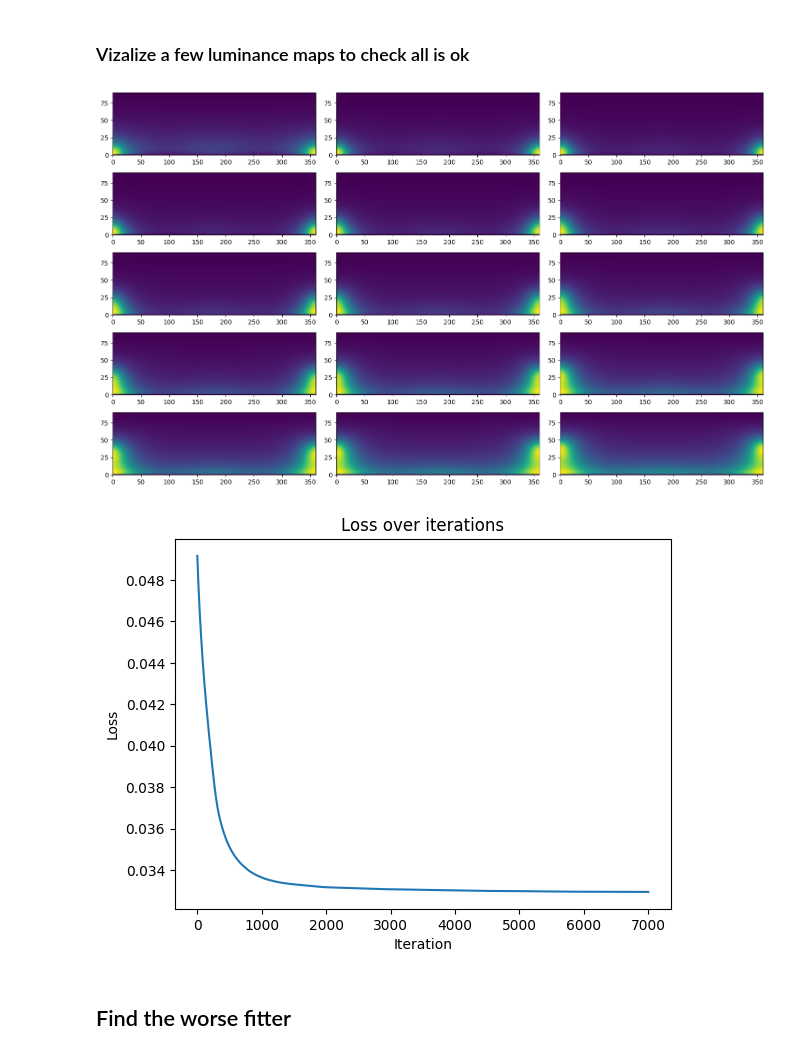
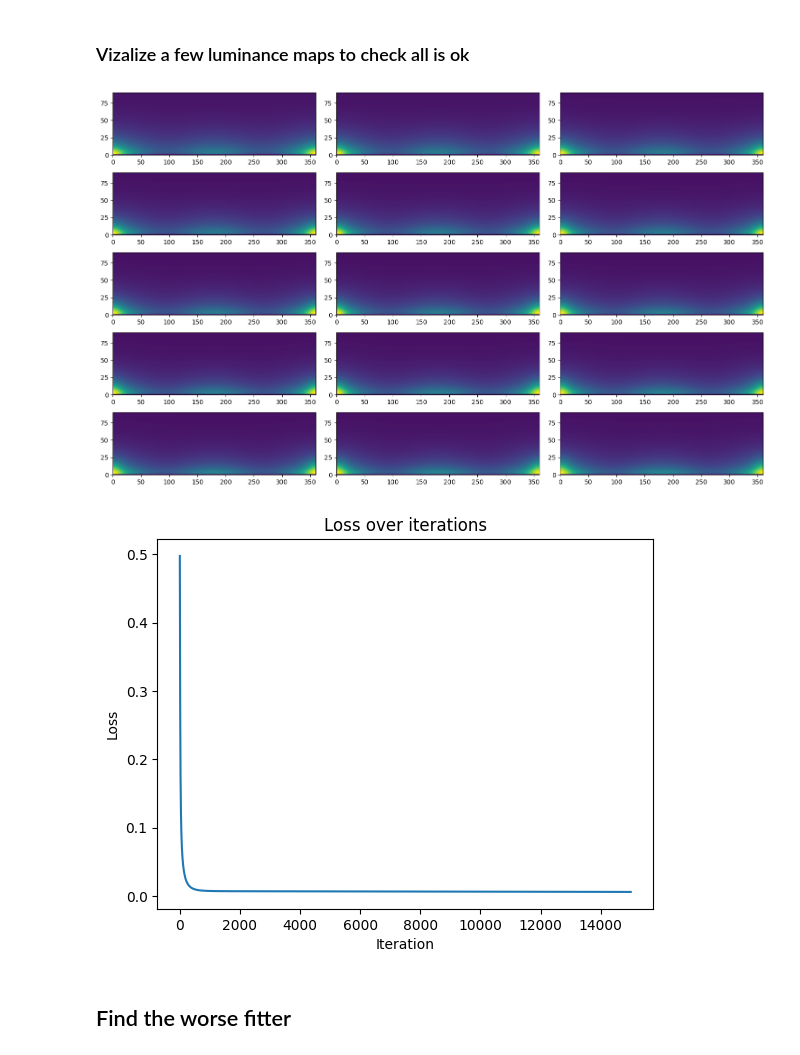
Before and after one commit to matttsss/mitsuba3, a Jupyter notebook: sampling_tests/warps.ipynb, the cells around one changed output. Drawn from its saved outputs; the diff is of its cells as text; code cells hidden in the pictures.

```diff
--- a/sampling_tests/warps.ipynb
+++ b/sampling_tests/warps.ipynb
@@ -104,8 +105,19 @@ def init_optimization_vars(sky_rad_dataset, sky_params_dataset, turb_res=10, sun
 # %%
 from vizsky_contrib import load_tensors
 
-TRAINING_TURB_RES = 31
-TRAINING_SUN_ETA_RES = 93
+TRAINING_TURB_RES = 125
+TRAINING_SUN_ETA_RES = 3*TRAINING_TURB_RES
+
+## Generate rays to evaluate luminance map
+lum_map_res = (400, 100)
+phis, thetas = dr.meshgrid(
+    dr.linspace(mi.Float, 0, 2 * dr.pi, lum_map_res[0]),
+    dr.linspace(mi.Float, 0, dr.pi / 2 + 0.001 * dr.pi, lum_map_res[1])
+)
+st, ct = dr.sincos(thetas)
+sp, cp = dr.sincos(phis)
+env_map_wi = mi.Vector3f(st * cp, st * sp, ct)
+dr.eval(env_map_wi)
 
 sky_rad_dataset, sky_params_dataset = load_tensors('../../mitsuba3/resources/data/sunsky/output/sunsky_datasets.bin')
 
@@ -120,37 +132,28 @@ Loading tensor data from "../../mitsuba3/resources/data/sunsky/output/sunsky_dat
 # %%
 def viz_sky_map(sun_dir, sky_rad, sky_params, norm_factor, idx):
 
     sun_dir = dr.gather(mi.Vector3f, sun_dir, idx)
     sky_rad = dr.gather(mi.Color3f, sky_rad, idx)
     sky_params = dr.gather(mi.ArrayXf, sky_params, idx, shape=(3 * 9, 1))
     norm_factor = dr.gather(mi.Float, norm_factor, idx)
 
-    viz_res = (400, 100)
-    phi, thetas = dr.meshgrid(
-        dr.linspace(mi.Float, 0, 2 * dr.pi, viz_res[0]),
-        dr.linspace(mi.Float, 0, dr.pi / 2 + 0.001 * dr.pi, viz_res[1])
-    )
-    st, ct = dr.sincos(thetas)
-    sp, cp = dr.sincos(phi)
-    wi = mi.Vector3f(st * cp, st * sp, ct)
+    gamma = dr.unit_angle(env_map_wi, sun_dir)
 
-    gamma = dr.unit_angle(wi, sun_dir)
-
-    pdf = get_lum(sky_rad, sky_params, ct, gamma) * st * norm_factor
-    return mi.TensorXf(pdf, shape=viz_res[::-1])
+    pdf = get_lum(sky_rad, sky_params, ct, gamma) * norm_factor
+    return mi.TensorXf(pdf, shape=lum_map_res[::-1])
 
 
 fig, axs = plt.subplots(5, 3, figsize=(15, 9))
 axs = axs.flatten()
 for i in range(5*3):
     pdf = viz_sky_map(sun_dir, sky_rad, sky_params, norm_factor, TRAINING_SUN_ETA_RES * i + 15)
     axs[i].imshow(pdf, origin='upper',
                 extent=[0, 360, 0, 90], aspect='auto')
 
 fig.tight_layout()
 plt.show()
 # %% [output]
-[figure, old version]
+[figure, new version]
 # %%
 def warp_u(weight, u):
     return weight * u / dr.sqrt(1 + u*u * (weight*weight -1))
@@ -308,33 +316,23 @@ tex_weights = mi.Texture2f(weights,
 opt = mi.ad.Adam(lr=0.001)
 opt[opt_key] = weights
 
-## Generate rays to evaluate luminance map
-lum_map_height = 150
-phis, thetas = dr.meshgrid(
-    dr.linspace(mi.Float, 0, 2 * dr.pi, 2 * lum_map_height),
-    dr.linspace(mi.Float, 0, dr.pi / 2 + 0.001 * dr.pi, lum_map_height)
-)
-st, ct = dr.sincos(thetas)
-sp, cp = dr.sincos(phis)
-wi = mi.Vector3f(st * cp, st * sp, ct)
-dr.eval(wi)
+def update_and_clamp_weights(optimizer, tex_weights):
 
-def update_and_clamp_weights(optimizer, tex_weights):
-    tensor = clamp_channels(optimizer[opt_key], 0, min_val=0)
-    tensor = clamp_channels(tensor, 1, min_val=dr.epsilon(mi.Float))
-    tensor = clamp_channels(tensor, 2, min_val=0)
+    tensor = clamp_channels(optimizer[opt_key], 0, min_val=0, max_val=1)
+    tensor = clamp_channels(tensor, 1, min_val=0, max_val=1)
+    #tensor = clamp_channels(tensor, 2, min_val=real_sun_elevation, max_val=real_sun_elevation)
     #tensor = clamp_channels(tensor, 4, min_val=0.01, max_val=dr.pi/4)
     optimizer[opt_key] = tensor
     tex_weights.set_tensor(optimizer[opt_key])
 
 ## Optimize
 losses = []
-iterations = trange(7000, desc="Optimizing")
+iterations = trange(15000, desc="Optimizing")
 for it in iterations:
 
     update_and_clamp_weights(opt, tex_weights)
 
-    loss = compute_loss(tex_weights, tex_pos, sky_rad, sky_params, norm_factor, sun_dir, wi, dr.width(wi))
+    loss = compute_loss(tex_weights, tex_pos, sky_rad, sky_params, norm_factor, sun_dir, env_map_wi, dr.width(env_map_wi))
 
     opt.step()
 
@@ -346,6 +344,9 @@ for it in iterations:
 update_and_clamp_weights(opt, tex_weights)
 optimal_weights = opt[opt_key]
 
+with open('data/optimized_weights.pkl', 'wb') as f:
+    pkl.dump(optimal_weights, f)
+
 plt.close()
 cutoff = 0
 losses_to_plot = losses[cutoff:]
@@ -355,7 +356,7 @@ plt.xlabel('Iteration')
 plt.ylabel('Loss')
 plt.show()
 # %% [output]
-[figure, old version]
+[figure, new version]
 # %% [markdown]
 ## Find the worse fitter
 # %%
```
Also changed, not shown: parts of 7 cells of this notebook, 1 other file.
